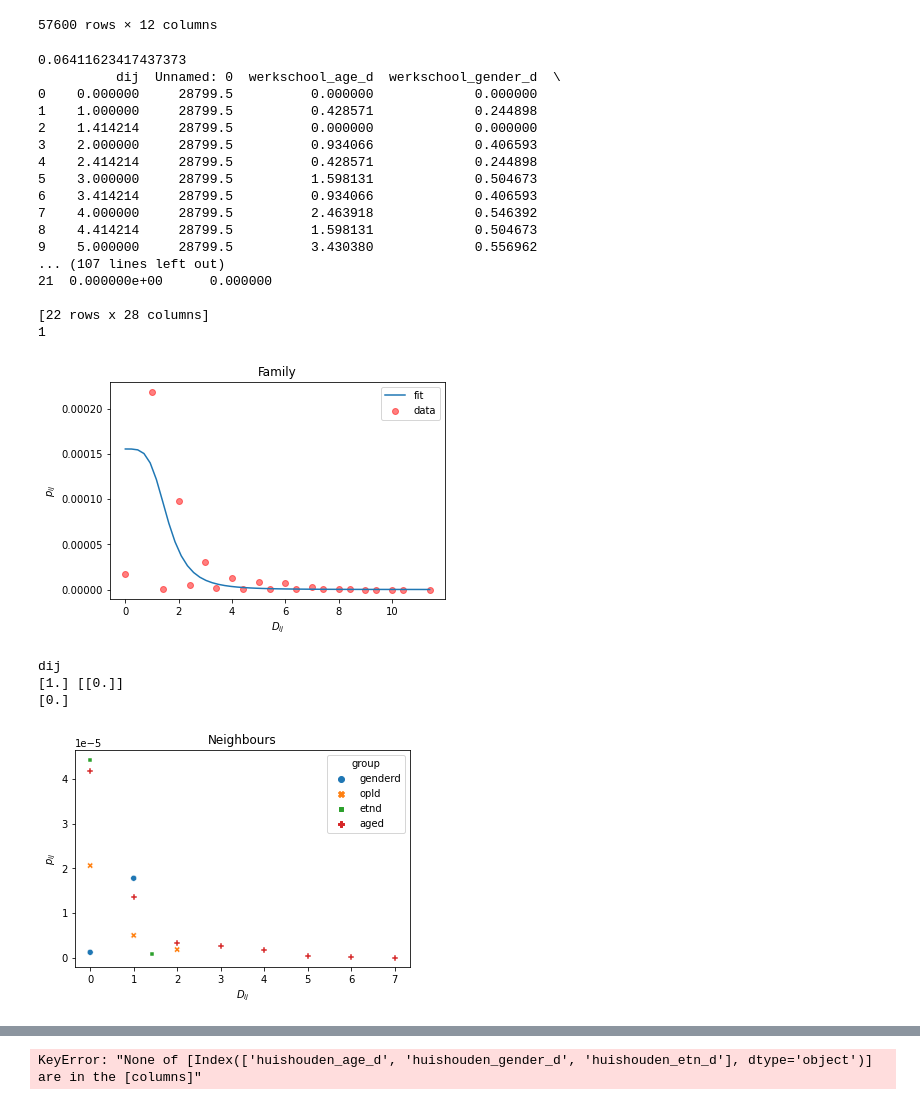
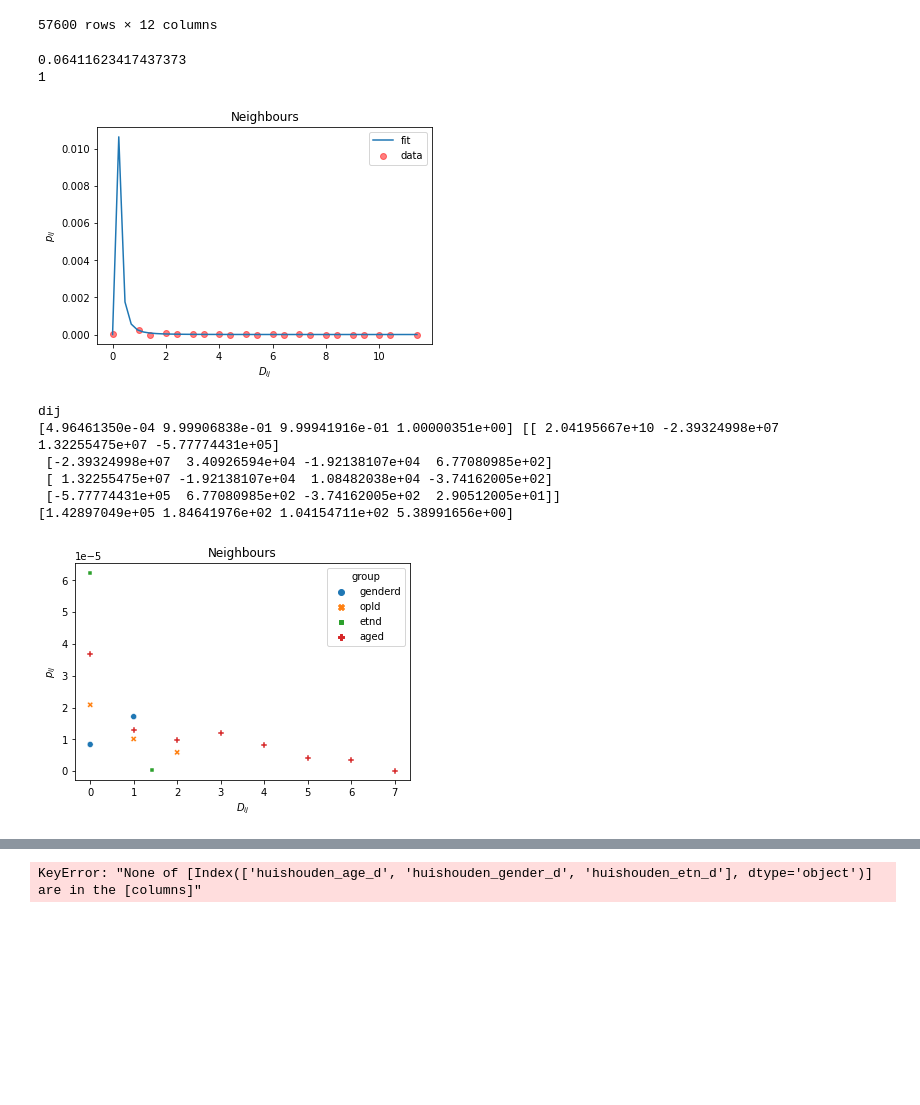
Before and after one commit to kamielgulpen/CLS-thesis, a Jupyter notebook: homophily as a process generating social networks.ipynb, the cells around one changed output, grey strips where cells are left out. Drawn from its saved outputs; the diff is of its cells as text; code cells hidden in the pictures; blank space fills up the shorter version.

```diff
--- a/homophily as a process generating social networks.ipynb
+++ b/homophily as a process generating social networks.ipynb
@@ -315,15 +315,16 @@ Name: source_group, Length: 25165, dtype: object
 from sklearn.metrics import mean_squared_error
 from scipy import stats
 
-def prob_function(d_ij,alpha, a, b):
+def prob_function(d_ij,alpha, a, b, beta):
 
-    p_ij =a/( 1 + ((1/b * d_ij) ** alpha))
+    p_ij =((a + beta) *d_ij )/( 1 + ((1/b * d_ij) ** alpha))
 
 
     return p_ij
 
 
 def prob_function2(dist,etn_dist, age_dist, gender_dist, opl_dist):
+#     print(dist)
     a,b,c,d = dist
 #     print(age_dist, gender_dist, opl_dist, etn_dist)
     # Work/school
@@ -338,7 +339,7 @@ def prob_function2(dist,etn_dist, age_dist, gender_dist, opl_dist):
 
 #     alpha = 3.74706687e+00
 
-    p_ij =a /( 1 + 1/b2*(  opl_dist * d + etn_dist * a+ age_dist * b +gender_dist * c ) ** alpha)
+    p_ij = a /( 1 + 1/b2*(  opl_dist * d + etn_dist * a+ age_dist * b +gender_dist * c ) ** alpha)
 
 
 
@@ -347,13 +348,13 @@ def prob_function2(dist,etn_dist, age_dist, gender_dist, opl_dist):
 def prob_function3(dist, a, b, c, d):
 
 
-    ge_dist, gender_dist, opl_dist, etn_dist = dist
+    age_dist, gender_dist, opl_dist, etn_dist = dist
 
 #     alpha, a, b2 = [1,1.95171607e-04,1]
 
 
 #     alpha = 3.74706687e+00
-    p_ij = age_dist * a +  gender_dist * b +  opl_dist * c + etn_dist* d
+    pij = etn_dist* d + age_dist * a +  gender_dist * b +  opl_dist * c
 
     return pij
 
@@ -368,6 +369,9 @@ def get_df(df, name, logistic = True, seperated = True):
         df['dij_e'] = df[name+'_etn_d']
         df['pij'] = df[name+'_pij']
         df['dij'] = df[name+'_age_d'] + df[name+'_gender_d'] + df[name+'_opl_d'] + df[name+'_etn_d']
+
+
+
     else:
         df['pij'] = df[name+'_pij']
         df['dij'] = df[name+'_dij']
@@ -481,7 +485,7 @@ See the caveats in the documentation: https://pandas.pydata.org/pandas-docs/stab
 # %%
 df = pd.read_csv('./Data/probabilities/pij_dij_ethnic=1.csv')
 # print(df)
-df1 = get_df(df,'huishouden', True, False)
+df1 = get_df(df,'w', True, False)
 
 
 a = np.mean(df1[df1['dij'] == 0])['pij']
@@ -601,49 +605,34 @@ bounds = [np.array([r_min, r_max]), np.array([r_min, r_max]),  np.array([r_min,
 # %%
 from scipy.optimize import curve_fit
 df2 = df1.groupby(by='dij').mean().reset_index()
 
 
 # df3 = df1[df1['dij'] != 0]
 ydata =df1['pij']
 xdata = df1['dij']
 x = np.linspace(0, max(xdata))
 # plt.scatter(xdata,ydata)
 # print(xdata)
 
 print(max(df1['pij']))
 # p0 = [0,0,a]
 popt, pcov = curve_fit(prob_function, xdata, ydata, maxfev=5000, bounds=(0, np.inf))
 
 # print(popt)
 
 # print(df1)
-print(df2)
+# print(df2)
 print(list(df2['pij']).index(max(df2['pij'])))
 # print(list(df2['dij']).index(max(df2['pij'])))
 plt.scatter(df2['dij'], df2['pij'], alpha=.5, c='r',  label="data")
-plt.plot(x, prob_function(x, popt[0], popt[1], popt[2]), label = 'fit')
-plt.title('Family')
+plt.plot(x, prob_function(x, popt[0], popt[1], popt[2], popt[3]), label = 'fit')
+plt.title('Neighbours')
 plt.xlabel('$D_{ij}$')
 plt.ylabel('$p_{ij}$')
 plt.legend()
 
 plt.show()
 # %% [output]
 0.06411623417437373
-          dij  Unnamed: 0  werkschool_age_d  werkschool_gender_d  \
-0    0.000000     28799.5          0.000000             0.000000
-1    1.000000     28799.5          0.428571             0.244898
-2    1.414214     28799.5          0.000000             0.000000
-3    2.000000     28799.5          0.934066             0.406593
-4    2.414214     28799.5          0.428571             0.244898
-5    3.000000     28799.5          1.598131             0.504673
-6    3.414214     28799.5          0.934066             0.406593
-7    4.000000     28799.5          2.463918             0.546392
-8    4.414214     28799.5          1.598131             0.504673
-9    5.000000     28799.5          3.430380             0.556962
-... (107 lines left out)
-21  0.000000e+00      0.000000
-
-[22 rows x 28 columns]
 1
-[figure, old version]
+[figure, new version]
@@ -652,7 +663,7 @@ from scipy.optimize import curve_fit
 df2 = df1.groupby(by='dij').mean().reset_index()
 
 
-name = 'huishouden'
+name = 'familie'
 
 groups = ['_gender_d', '_opl_d', '_etn_d','_age_d']
 
@@ -695,9 +706,9 @@ plt.ylabel('$p_{ij}$')
 # huishouden_gender_d huishouden_age_d huishouden_etn_d huishouden_opl_d
 xdata = [df1[name+'_opl_d'] ,  df1[name+'_age_d'],df1[name+'_etn_d'],df1[name+'_gender_d']]
 
-xdata = df1['dij_a'],df1['dij_g'] ,df1['dij_o'],df1['dij_e']
+xdata =  df2['dij_a'],df2['dij_g'] ,df2['dij_o'],df2['dij_e']
 # print(xdata)
-popt, pcov = curve_fit(prob_function2, xdata, df1['pij'], maxfev=5000, bounds=(0, np.inf))
+popt, pcov = curve_fit(prob_function2, xdata, df2['pij'], maxfev=5000, bounds=(-np.inf, np.inf))
 
 print(popt,pcov)
 
@@ -706,6 +717,9 @@ perr = np.sqrt(np.diag(pcov))
 print(perr)
 # %% [output]
 dij
-[1.] [[0.]]
-[0.]
+[4.96461350e-04 9.99906838e-01 9.99941916e-01 1.00000351e+00] [[ 2.04195667e+10 -2.39324998e+07  1.32255475e+07 -5.77774431e+05]
+ [-2.39324998e+07  3.40926594e+04 -1.92138107e+04  6.77080985e+02]
+ [ 1.32255475e+07 -1.92138107e+04  1.08482038e+04 -3.74162005e+02]
+ [-5.77774431e+05  6.77080985e+02 -3.74162005e+02  2.90512005e+01]]
+[1.42897049e+05 1.84641976e+02 1.04154711e+02 5.38991656e+00]
-[figure, old version]
+[figure, new version]
```
Also changed, not shown: parts of 9 cells of this notebook, 5 other files.
